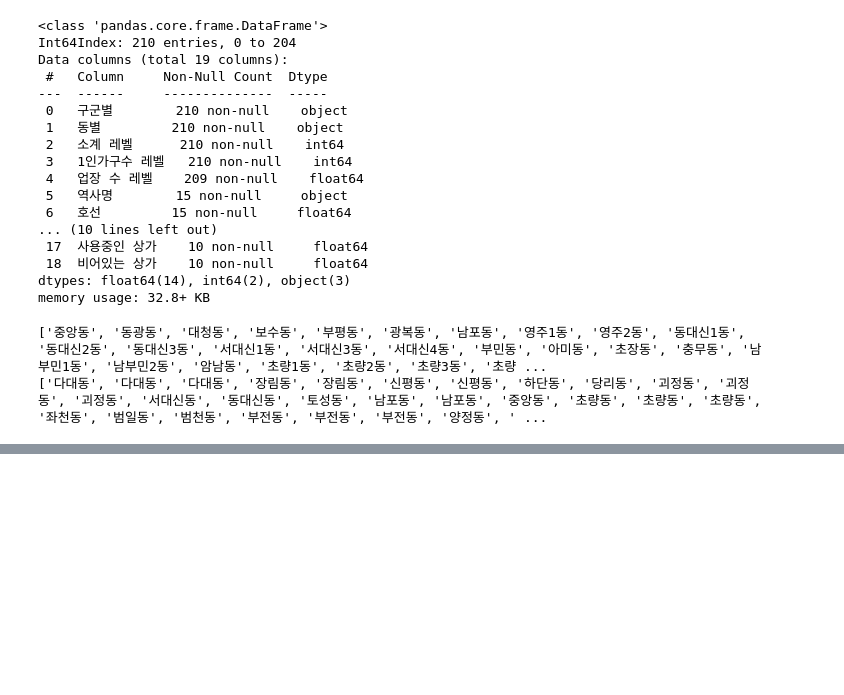
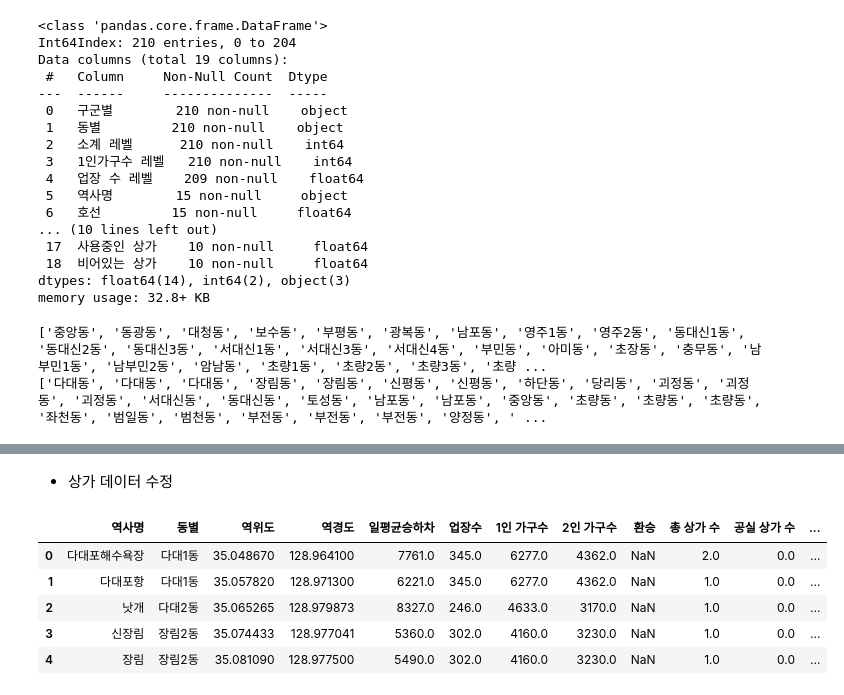
Before and after one commit to Busan-Bigdata-analysis/storage, a Jupyter notebook: handlingData/dataJoin.ipynb, the cells around one changed output, grey strips where cells are left out. Drawn from its saved outputs; the diff is of its cells as text; code cells hidden in the pictures; blank space fills up the shorter version.

```diff
--- a/handlingData/dataJoin.ipynb
+++ b/handlingData/dataJoin.ipynb
@@ -373,0 +522,5 @@ total_df.to_csv('../data/total_data/데이터_합본.csv',encoding='cp949')
+# %%
+# ['역사명', '동별', '역위도', '역경도', '일평균승하차', '상가 갯수', '사용중인 상가', '비어있는 상가',
+#    '업장수', '전체가구수', '1인 가구수', '2인 가구수']
+total_data = total_data[['역사명', '동별', '역위도', '역경도', '일평균승하차', '업장수', '1인 가구수', '2인 가구수']]
+total_data.head()
@@ -373,0 +552,2 @@ total_df.to_csv('../data/total_data/데이터_합본.csv',encoding='cp949')
+# %%
+total_data.fillna(0,inplace=True)
@@ -373,0 +566,11 @@ total_df.to_csv('../data/total_data/데이터_합본.csv',encoding='cp949')
+# %%
+total_data_dic = {}
+
+for line in total_data.iloc:
+    line = list(line)
+    if line[0] in total_data_dic.keys():
+        total_data_dic[line[0]][4] += line[4]
+    else:
+        total_data_dic[line[0]] = line[1:]
+
+print(len(total_data_dic.keys()))
@@ -373,0 +579,7 @@ total_df.to_csv('../data/total_data/데이터_합본.csv',encoding='cp949')
+# %%
+total_data = pd.DataFrame(columns=['역사명', '동별', '역위도', '역경도', '일평균승하차', '업장수', '1인 가구수', '2인 가구수'])
+
+for idx,line in enumerate(total_data_dic):
+    total_data.loc[idx] = [line]+total_data_dic[line]
+
+total_data.head()
@@ -373,0 +611,12 @@ total_df.to_csv('../data/total_data/데이터_합본.csv',encoding='cp949')
+# %% [markdown]
+- 상가 데이터 수정
+# %%
+total_data = total_data.merge(org_data,on='역사명')
+total_data.head()
+# %% [output]
+|  | 역사명 | 동별 | 역위도 | 역경도 | 일평균승하차 | 업장수 | 1인 가구수 | 2인 가구수 | 환승 | 총 상가 수 | 공실 상가 수 | ... |
+| 0 | 다대포해수욕장 | 다대1동 | 35.048670 | 128.964100 | 7761.0 | 345.0 | 6277.0 | 4362.0 | NaN | 2.0 | 0.0 | ... |
+| 1 | 다대포항 | 다대1동 | 35.057820 | 128.971300 | 6221.0 | 345.0 | 6277.0 | 4362.0 | NaN | 1.0 | 0.0 | ... |
+| 2 | 낫개 | 다대2동 | 35.065265 | 128.979873 | 8327.0 | 246.0 | 4633.0 | 3170.0 | NaN | 1.0 | 0.0 | ... |
+| 3 | 신장림 | 장림2동 | 35.074433 | 128.977041 | 5360.0 | 302.0 | 4160.0 | 3230.0 | NaN | 1.0 | 0.0 | ... |
+| 4 | 장림 | 장림2동 | 35.081090 | 128.977500 | 5490.0 | 302.0 | 4160.0 | 3230.0 | NaN | 1.0 | 0.0 | ... |
```
Also changed, not shown: parts of 32 cells of this notebook, 2 other files.
